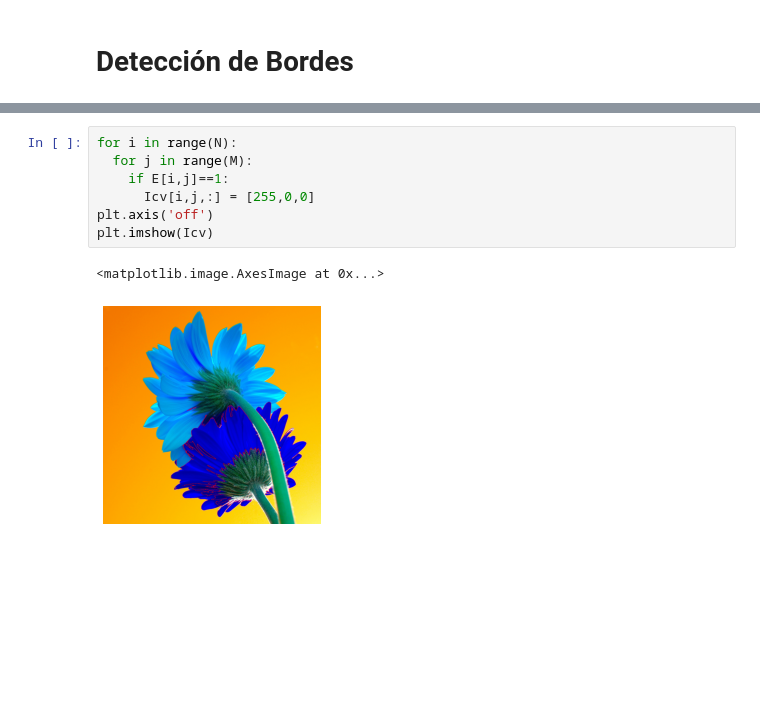
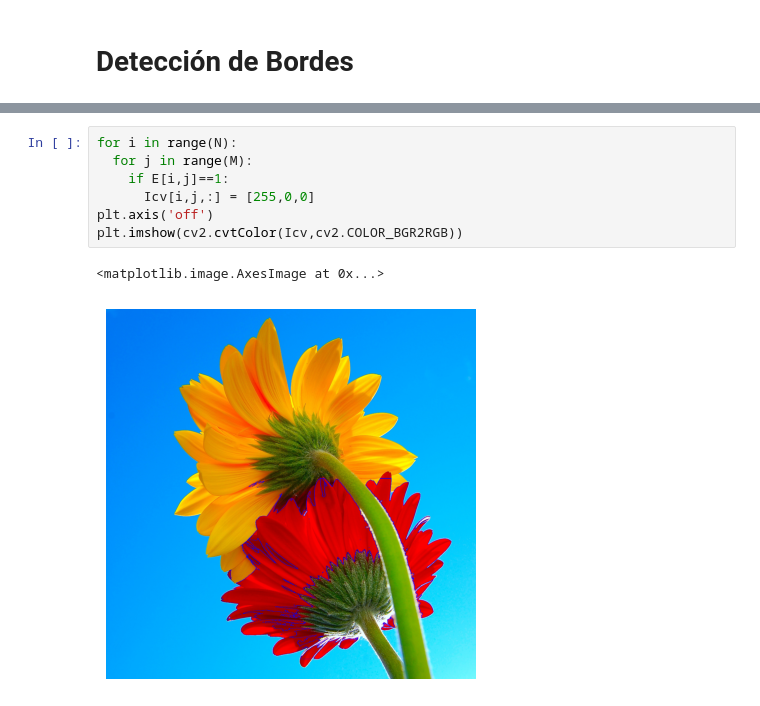
Before and after one commit to joseramoniglesias/EL442_Tratamiento_Senales, a Jupyter notebook: clases/Cap01_Introducción/Matlab/TRAT01_Segmentacion_Sencilla_a_Color.ipynb, the cells around one changed output, grey strips where cells are left out. Drawn from its saved outputs; the diff is of its cells as text; blank space fills up the shorter version.

```diff
--- a/clases/Cap01_Introducción/Matlab/TRAT01_Segmentacion_Sencilla_a_Color.ipynb
+++ b/clases/Cap01_Introducción/Matlab/TRAT01_Segmentacion_Sencilla_a_Color.ipynb
@@ -160,10 +171,10 @@ plt.imshow(E*255,cmap='gray')
 # %%
 for i in range(N):
   for j in range(M):
     if E[i,j]==1:
       Icv[i,j,:] = [255,0,0]
 plt.axis('off')
-plt.imshow(Icv)
+plt.imshow(cv2.cvtColor(Icv,cv2.COLOR_BGR2RGB))
 # %% [output]
 <matplotlib.image.AxesImage at 0x...>
-[figure, old version]
+[figure, new version]
```
Also changed, not shown: parts of 8 cells of this notebook.
